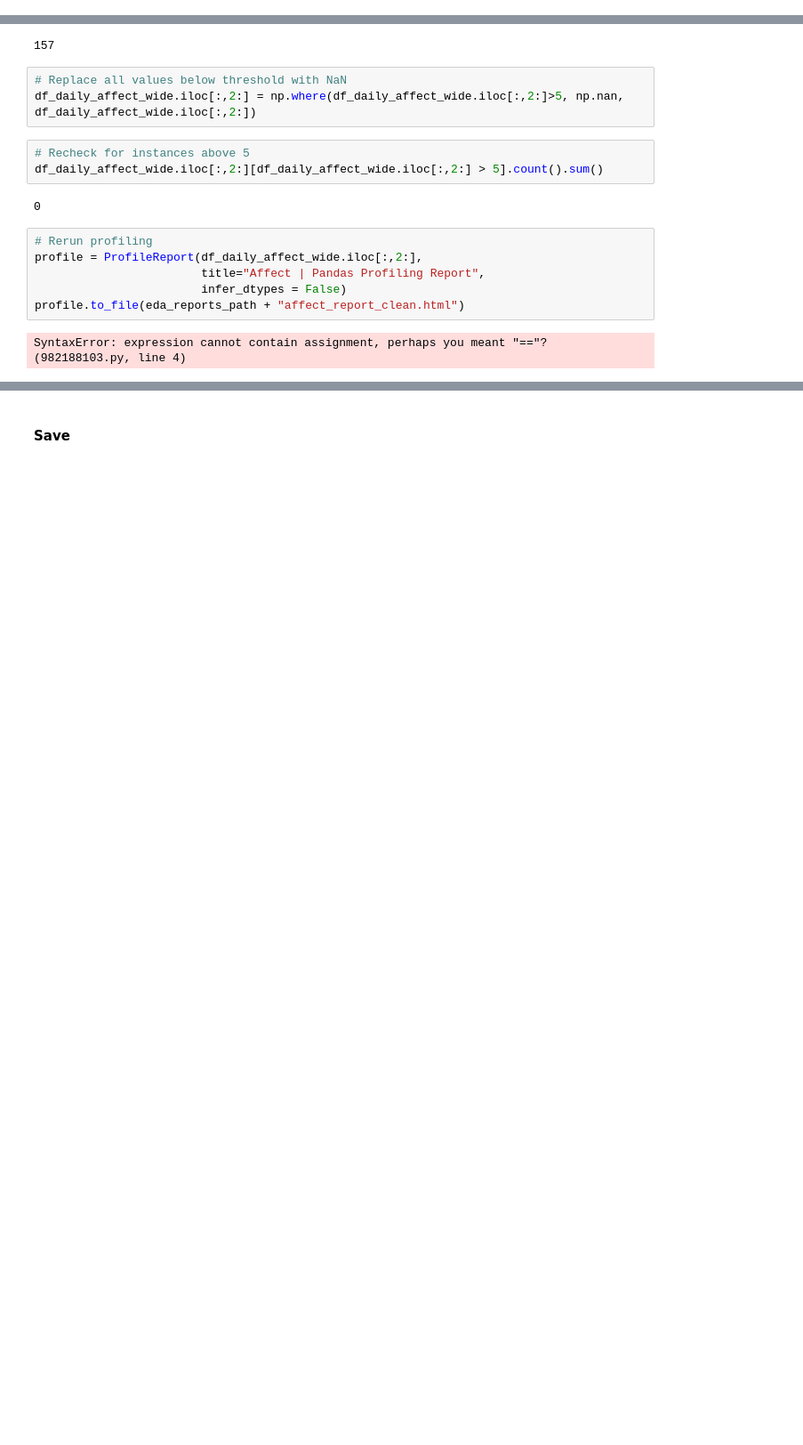
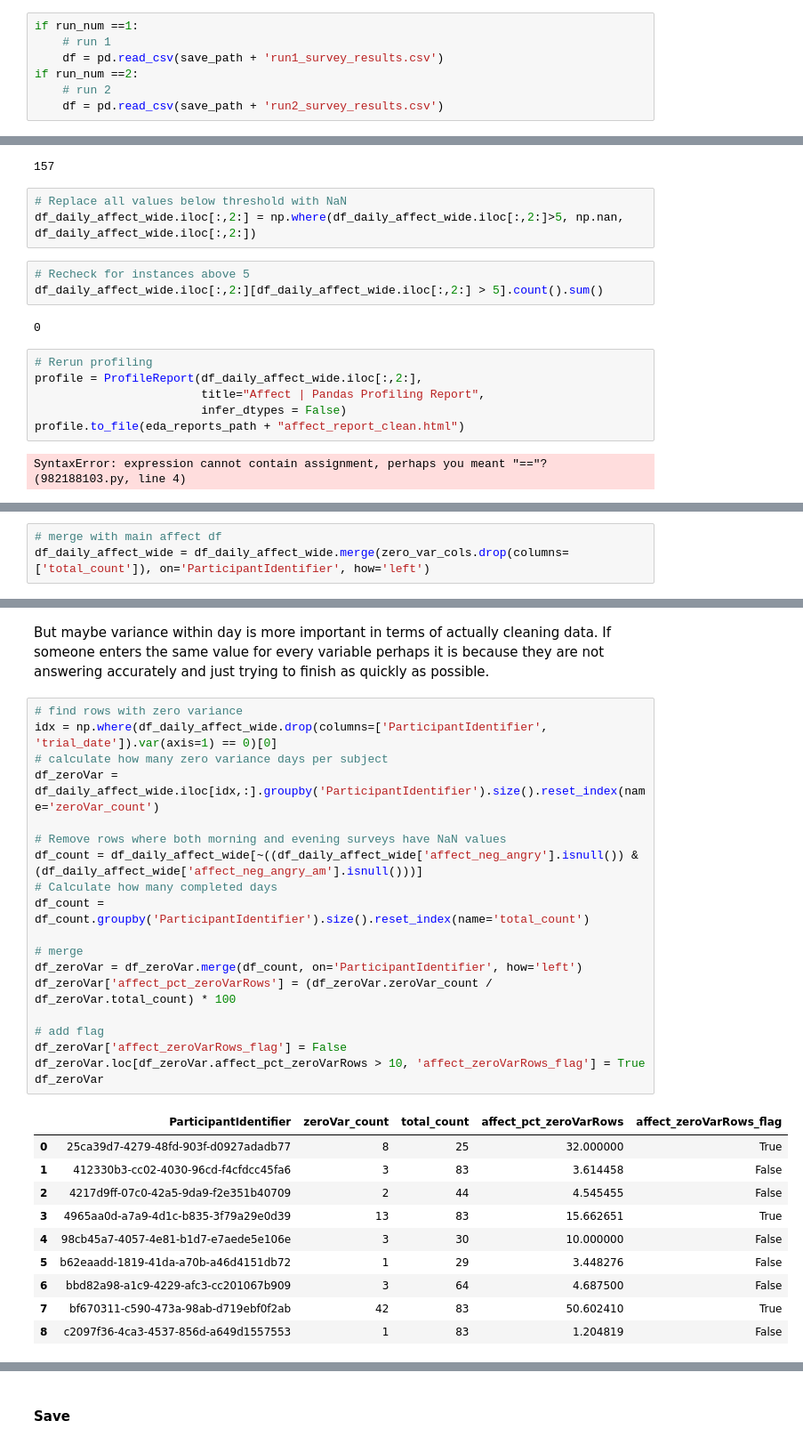
Before and after one commit to danieljwilson/3_3_experience_sampling, a Jupyter notebook: 3_3_3_data_analysis/01_data munge/01_1_process_data.ipynb, the cells around one changed output, grey strips where cells are left out. Shown at 89% size. Drawn from its saved outputs; the diff is of its cells as text; blank space fills up the shorter version.

```diff
--- a/3_3_3_data_analysis/01_data munge/01_1_process_data.ipynb
+++ b/3_3_3_data_analysis/01_data munge/01_1_process_data.ipynb
@@ -110,3 +124,10 @@ if run_num ==2:
+# %%
+if run_num ==1:
+    # run 1
+    df = pd.read_csv(save_path + 'run1_survey_results.csv')
+if run_num ==2:
+    # run 2
+    df = pd.read_csv(save_path + 'run2_survey_results.csv')
 # %% [markdown]
 #### Select Data
 # %%
@@ -204,0 +298,3 @@ df_daily_affect_wide.drop(['trial_date'], axis=1).groupby('ParticipantIdentifier
+# %%
+# merge with main affect df
+df_daily_affect_wide = df_daily_affect_wide.merge(zero_var_cols.drop(columns=['total_count']), on='ParticipantIdentifier', how='left')
@@ -204,0 +316,32 @@ df_daily_affect_wide.drop(['trial_date'], axis=1).groupby('ParticipantIdentifier
+# %% [markdown]
+But maybe variance within day is more important in terms of actually cleaning data. If someone enters the same value for every variable perhaps it is because they are not answering accurately and just trying to finish as quickly as possible.
+# %%
+# find rows with zero variance
+idx = np.where(df_daily_affect_wide.drop(columns=['ParticipantIdentifier', 'trial_date']).var(axis=1) == 0)[0]
+# calculate how many zero variance days per subject
+df_zeroVar = df_daily_affect_wide.iloc[idx,:].groupby('ParticipantIdentifier').size().reset_index(name='zeroVar_count')
+
+# Remove rows where both morning and evening surveys have NaN values
+df_count = df_daily_affect_wide[~((df_daily_affect_wide['affect_neg_angry'].isnull()) & (df_daily_affect_wide['affect_neg_angry_am'].isnull()))]
+# Calculate how many completed days
+df_count =  df_count.groupby('ParticipantIdentifier').size().reset_index(name='total_count')
+
+# merge
+df_zeroVar = df_zeroVar.merge(df_count, on='ParticipantIdentifier', how='left')
+df_zeroVar['affect_pct_zeroVarRows'] = (df_zeroVar.zeroVar_count / df_zeroVar.total_count) * 100
+
+# add flag
+df_zeroVar['affect_zeroVarRows_flag'] = False
+df_zeroVar.loc[df_zeroVar.affect_pct_zeroVarRows > 10, 'affect_zeroVarRows_flag'] = True
+df_zeroVar
+# %% [output]
+|  | ParticipantIdentifier | zeroVar_count | total_count | affect_pct_zeroVarRows | affect_zeroVarRows_flag |
+| 0 | 25ca39d7-4279-48fd-903f-d0927adadb77 | 8 | 25 | 32.000000 | True |
+| 1 | 412330b3-cc02-4030-96cd-f4cfdcc45fa6 | 3 | 83 | 3.614458 | False |
+| 2 | 4217d9ff-07c0-42a5-9da9-f2e351b40709 | 2 | 44 | 4.545455 | False |
+| 3 | 4965aa0d-a7a9-4d1c-b835-3f79a29e0d39 | 13 | 83 | 15.662651 | True |
+| 4 | 98cb45a7-4057-4e81-b1d7-e7aede5e106e | 3 | 30 | 10.000000 | False |
+| 5 | b62eaadd-1819-41da-a70b-a46d4151db72 | 1 | 29 | 3.448276 | False |
+| 6 | bbd82a98-a1c9-4229-afc3-cc201067b909 | 3 | 64 | 4.687500 | False |
+| 7 | bf670311-c590-473a-98ab-d719ebf0f2ab | 42 | 83 | 50.602410 | True |
+| 8 | c2097f36-4ca3-4537-856d-a649d1557553 | 1 | 83 | 1.204819 | False |
```
Also changed, not shown: parts of 21 cells of this notebook.
